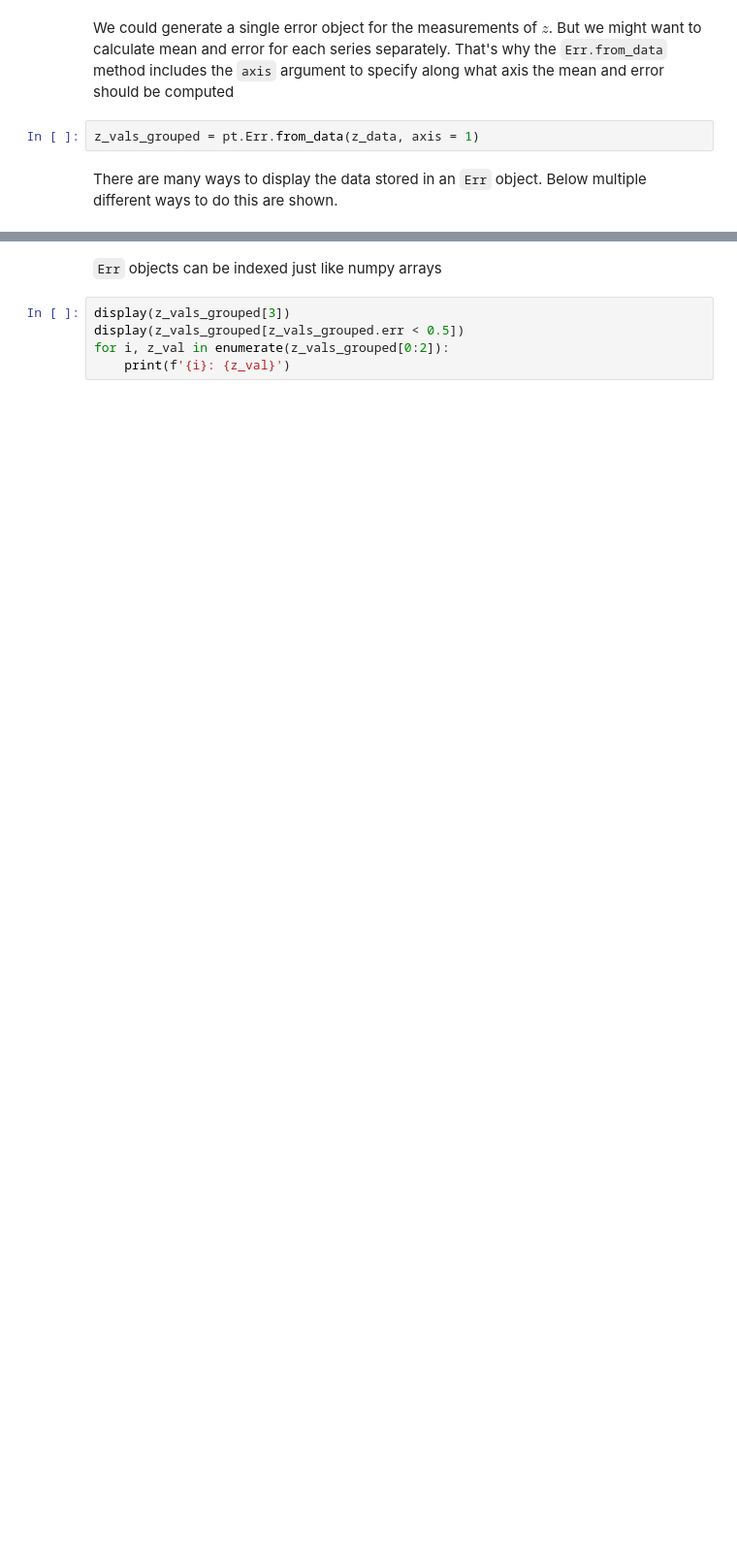
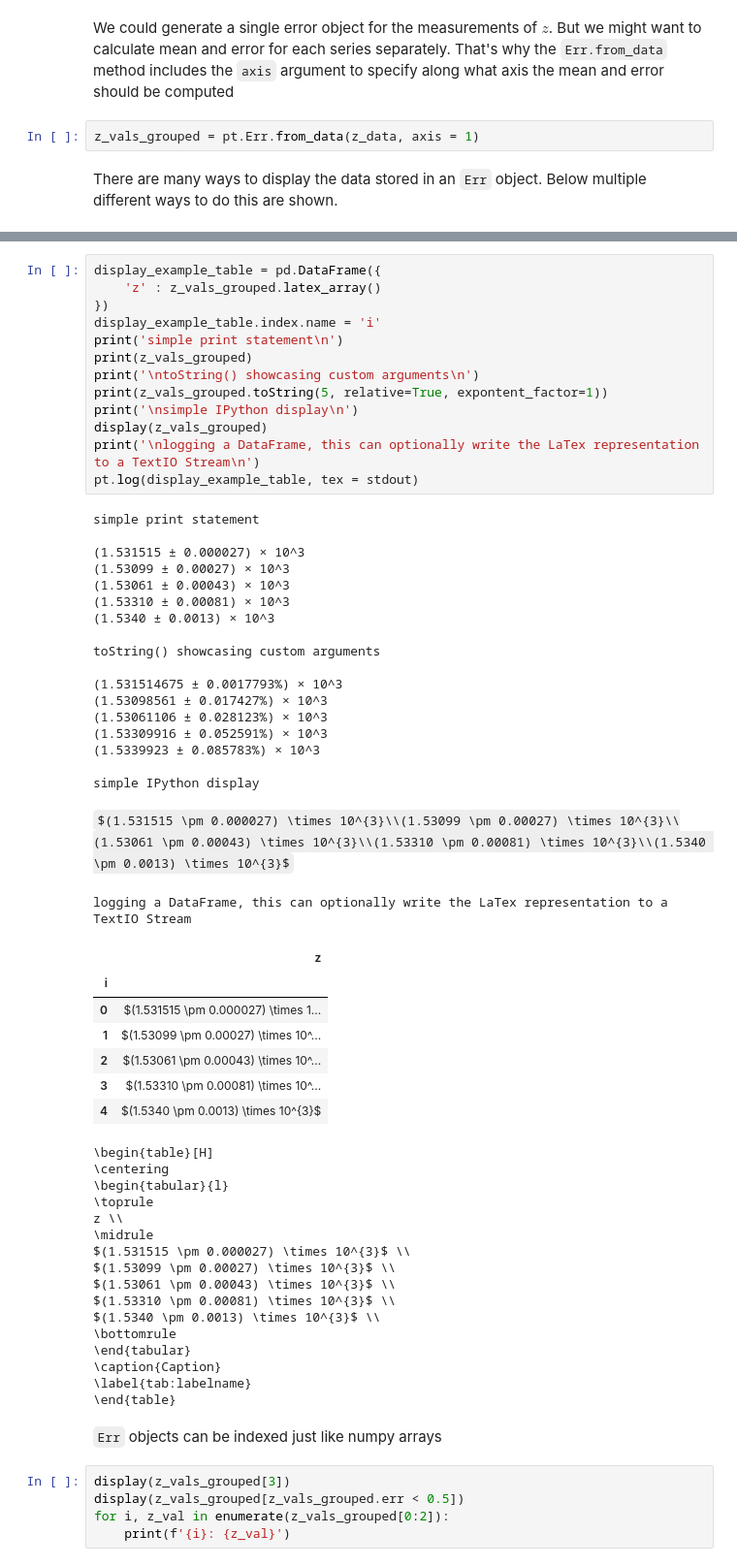
Before and after one commit to SecretGmG/PhysicsTool, a Jupyter notebook: examples.ipynb, the cells around one changed output, grey strips where cells are left out. Shown at 97% size. Saved outputs shown, nothing was run; the diff lists cells and outputs as text; some formulas as TeX source; blank space fills up the shorter version.

Commit message:
adjusted the examples

```diff
--- a/examples.ipynb
+++ b/examples.ipynb
@@ -133,3 +101,59 @@ $(155 \pm 0) \times 10^{6}$ \\
+# %%
+display_example_table = pd.DataFrame({
+    'z' : z_vals_grouped.latex_array()
+})
+display_example_table.index.name = 'i'
+print('simple print statement\n')
+print(z_vals_grouped)
+print('\ntoString() showcasing custom arguments\n')
+print(z_vals_grouped.toString(5, relative=True, expontent_factor=1))
+print('\nsimple IPython display\n')
+display(z_vals_grouped)
+print('\nlogging a DataFrame, this can optionally write the LaTex representation to a TextIO Stream\n')
+pt.log(display_example_table, tex = stdout)
+# %% [output]
+simple print statement
+
+(1.531515 ± 0.000027) × 10^3
+(1.53099 ± 0.00027) × 10^3
+(1.53061 ± 0.00043) × 10^3
+(1.53310 ± 0.00081) × 10^3
+(1.5340 ± 0.0013) × 10^3
+
+toString() showcasing custom arguments
+
+(1.531514675 ± 0.0017793%) × 10^3
+(1.53098561 ± 0.017427%) × 10^3
+(1.53061106 ± 0.028123%) × 10^3
+(1.53309916 ± 0.052591%) × 10^3
+(1.5339923 ± 0.085783%) × 10^3
+
+simple IPython display
+$(1.531515 \pm 0.000027) \times 10^{3}\\(1.53099 \pm 0.00027) \times 10^{3}\\(1.53061 \pm 0.00043) \times 10^{3}\\(1.53310 \pm 0.00081) \times 10^{3}\\(1.5340 \pm 0.0013) \times 10^{3}$
+logging a DataFrame, this can optionally write the LaTex representation to a TextIO Stream
+|  | z |
+| i |  |
+| 0 | $(1.531515 \pm 0.000027) \times 1... |
+| 1 | $(1.53099 \pm 0.00027) \times 10^... |
+| 2 | $(1.53061 \pm 0.00043) \times 10^... |
+| 3 | $(1.53310 \pm 0.00081) \times 10^... |
+| 4 | $(1.5340 \pm 0.0013) \times 10^{3}$ |
+\begin{table}[H]
+\centering
+\begin{tabular}{l}
+\toprule
+z \\
+\midrule
+$(1.531515 \pm 0.000027) \times 10^{3}$ \\
+$(1.53099 \pm 0.00027) \times 10^{3}$ \\
+$(1.53061 \pm 0.00043) \times 10^{3}$ \\
+$(1.53310 \pm 0.00081) \times 10^{3}$ \\
+$(1.5340 \pm 0.0013) \times 10^{3}$ \\
+\bottomrule
+\end{tabular}
+\caption{Caption}
+\label{tab:labelname}
+\end{table}
 # %% [markdown]
 `Err` objects can be indexed just like numpy arrays
 # %%
```
Also changed, not shown: parts of 17 cells of this notebook, 1 other file.
